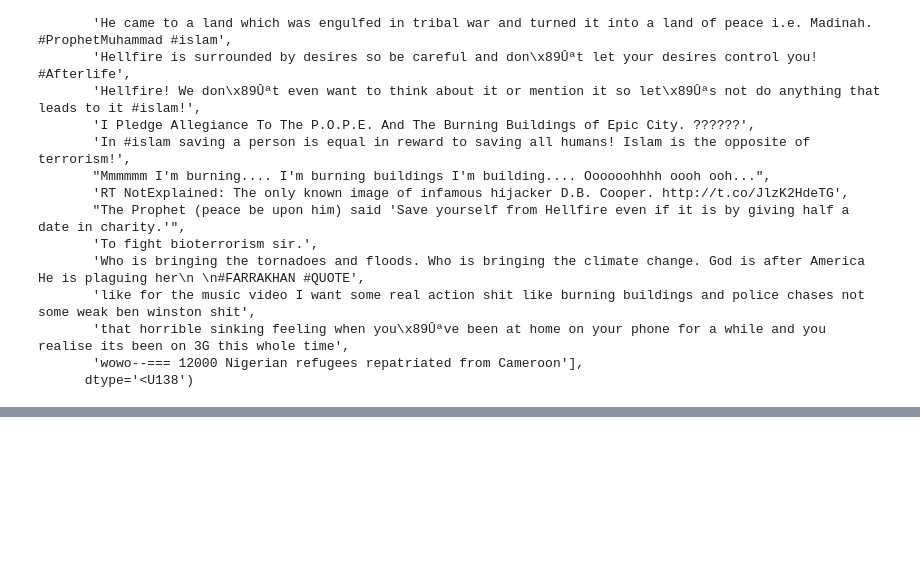
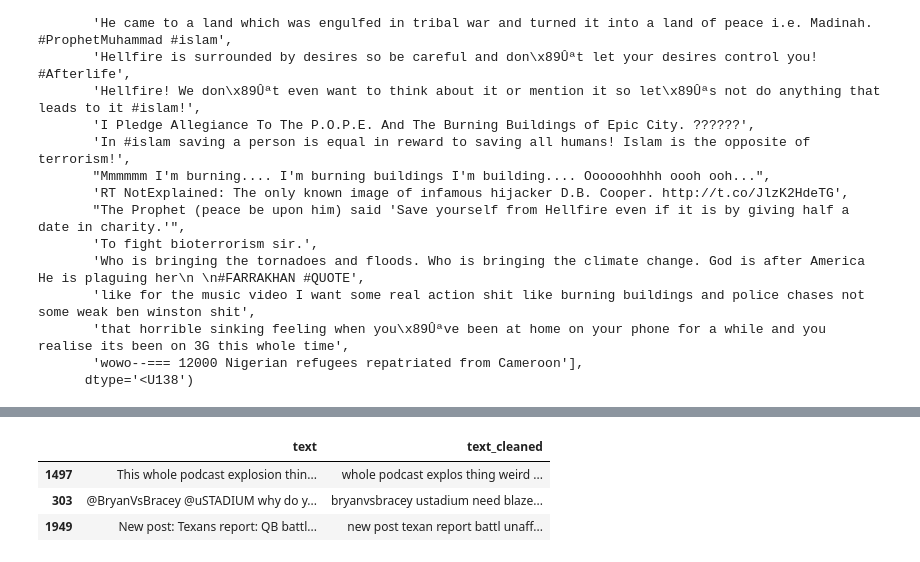
Before and after one commit to dilinjohn/Kaggle, a Jupyter notebook: Twitter tweets on Disasters/Using NLP on Disaster Tweets - with BERT.ipynb, the cells around one changed output, grey strips where cells are left out. Saved outputs shown, nothing was run; the diff lists cells and outputs as text; code cells hidden in the pictures; blank space fills up the shorter version.

```diff
--- a/Twitter tweets on Disasters/Using NLP on Disaster Tweets - with BERT.ipynb
+++ b/Twitter tweets on Disasters/Using NLP on Disaster Tweets - with BERT.ipynb
@@ -921,0 +976,4 @@ train.loc[train['text'] == misclassified_tweets[17], 'target_relabeled'] =0
+# %%
+display(train[['text', 'text_cleaned']].sample(frac=0.001, random_state=123))
+display(test[['text', 'text_cleaned']].sample(frac=0.001, random_state=123))
+# %% [output]
@@ -921,0 +989,4 @@ train.loc[train['text'] == misclassified_tweets[17], 'target_relabeled'] =0
+|  | text | text_cleaned |
+| 1497 | This whole podcast explosion thin... | whole podcast explos thing weird ... |
+| 303 | @BryanVsBracey @uSTADIUM why do y... | bryanvsbracey ustadium need blaze... |
+| 1949 | New post: Texans report: QB battl... | new post texan report battl unaff... |
```
Also changed, not shown: parts of 34 cells of this notebook.
